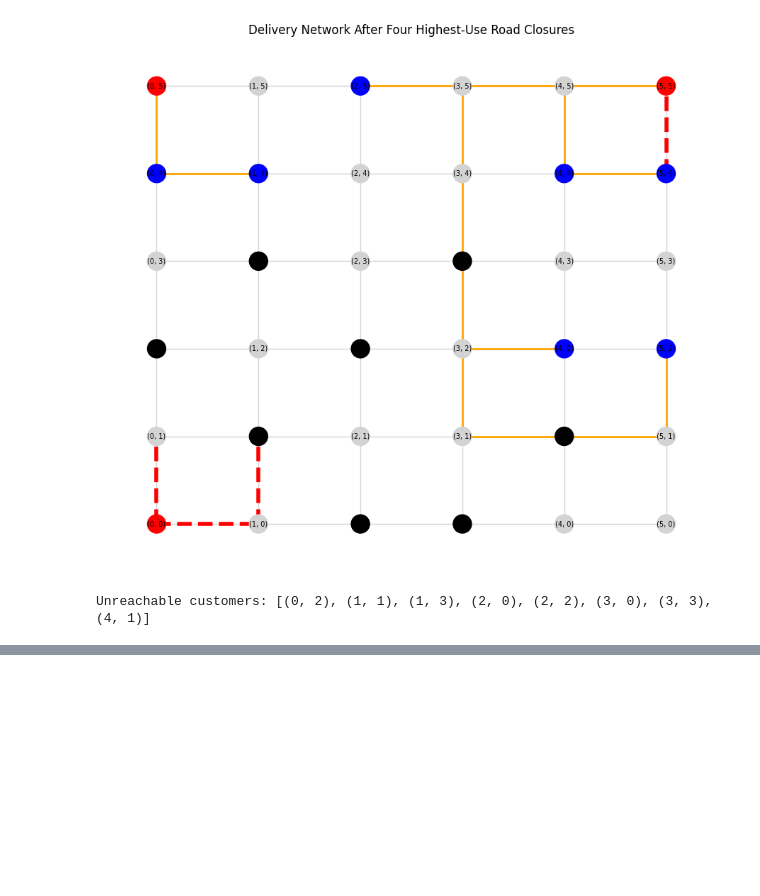
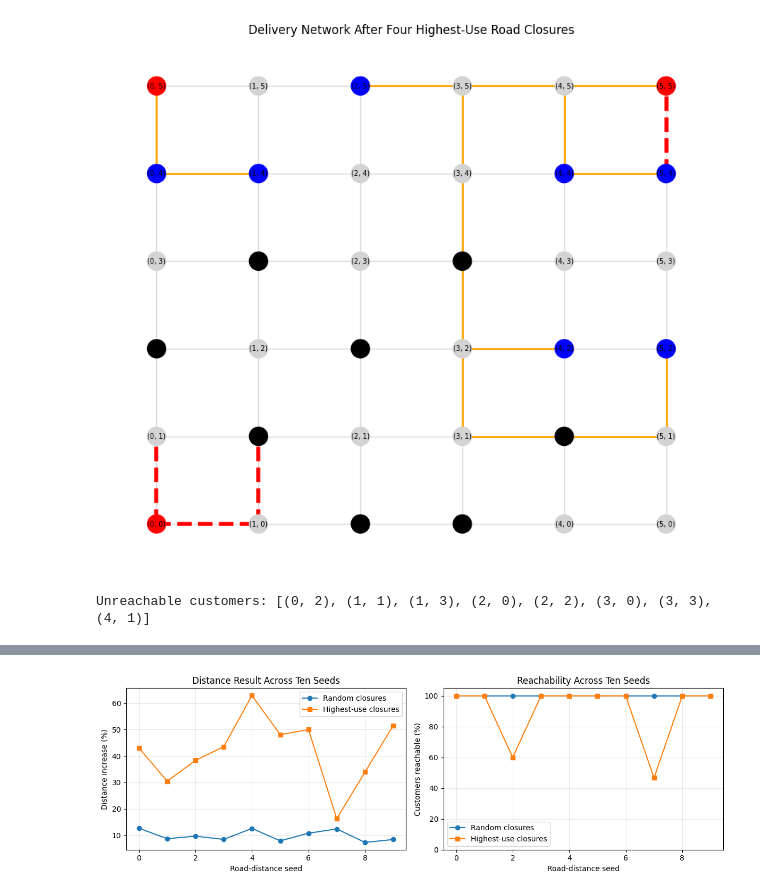
Before and after one commit to naveenswa/CITS4403-Urban-Delivery-Network, a Jupyter notebook: notebooks/final_analysis.ipynb, the cells around one changed output, grey strips where cells are left out. Saved outputs shown, nothing was run; the diff lists cells and outputs as text; code cells hidden in the pictures; blank space fills up the shorter version.

Commit message:
Test closures across different road weights

```diff
--- a/notebooks/final_analysis.ipynb
+++ b/notebooks/final_analysis.ipynb
@@ -489,0 +603,60 @@ Unreachable customers: [(0, 2), (1, 1), (1, 3), (2, 0), (2, 2), (3, 0), (3, 3),
+# %%
+seed_results_table.to_csv(
+    "network_seed_results.csv",
+    index=False
+)
+
+figure, graphs = plt.subplots(1, 2, figsize=(12, 4))
+
+graphs[0].plot(
+    seed_results_table["network_seed"],
+    seed_results_table["random_distance_increase"],
+    marker="o",
+    label="Random closures"
+)
+
+graphs[0].plot(
+    seed_results_table["network_seed"],
+    seed_results_table["high_use_distance_increase"],
+    marker="s",
+    label="Highest-use closures"
+)
+
+graphs[0].set_xlabel("Road-distance seed")
+graphs[0].set_ylabel("Distance increase (%)")
+graphs[0].set_title("Distance Result Across Ten Seeds")
+graphs[0].legend()
+graphs[0].grid(alpha=0.3)
+
+graphs[1].plot(
+    seed_results_table["network_seed"],
+    seed_results_table["random_reachable"],
+    marker="o",
+    label="Random closures"
+)
+
+graphs[1].plot(
+    seed_results_table["network_seed"],
+    seed_results_table["high_use_reachable"],
+    marker="s",
+    label="Highest-use closures"
+)
+
+graphs[1].set_xlabel("Road-distance seed")
+graphs[1].set_ylabel("Customers reachable (%)")
+graphs[1].set_title("Reachability Across Ten Seeds")
+graphs[1].set_ylim(0, 105)
+graphs[1].legend()
+graphs[1].grid(alpha=0.3)
+
+plt.tight_layout()
+
+plt.savefig(
+    "network_seed_sensitivity.png",
+    dpi=300,
+    bbox_inches="tight"
+)
+
+plt.show()
+# %% [output]
+[figure, added]
```
Also changed, not shown: parts of 5 cells of this notebook.
